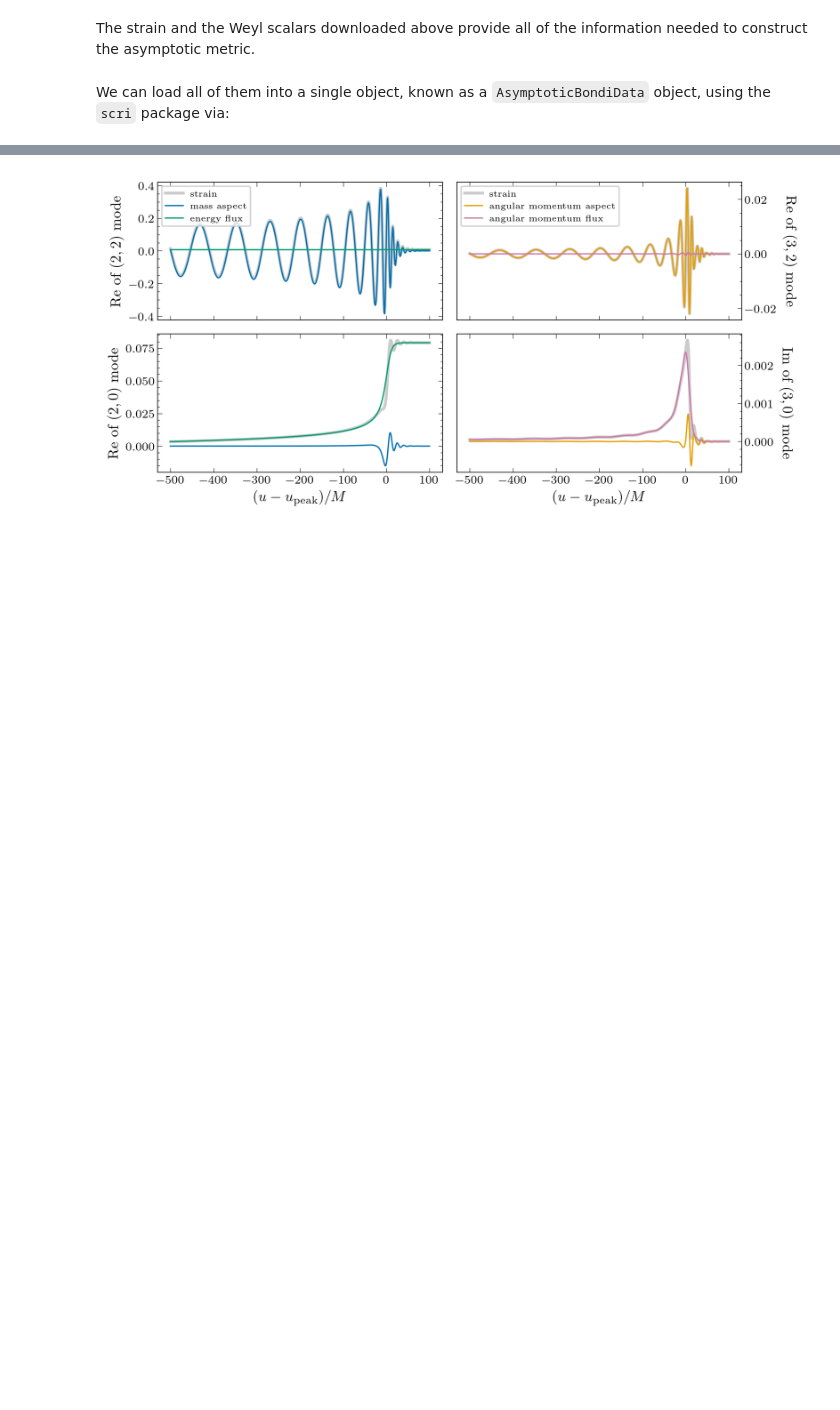
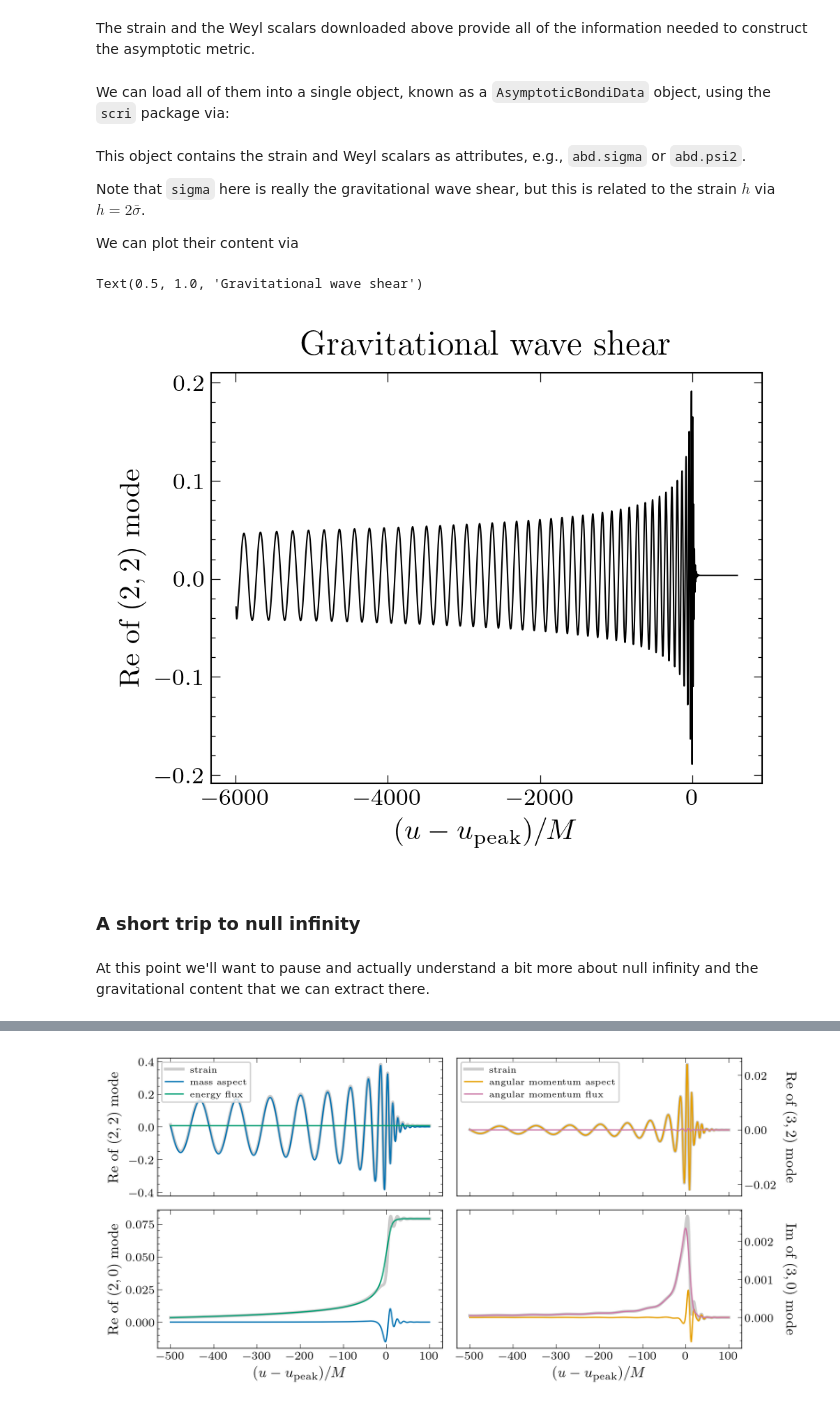
Before and after one commit to keefemitman/ResearchTutorials, a Jupyter notebook: Tutorial_BMSAndQNMs.ipynb, the cells around one changed output, grey strips where cells are left out. Cells and saved outputs as stored; diff of their text form; code cells hidden in the pictures; blank space fills up the shorter version.

```diff
--- a/Tutorial_BMSAndQNMs.ipynb
+++ b/Tutorial_BMSAndQNMs.ipynb
@@ -79,7 +106,7 @@ path_to_simulation = f"{simulation}"
 
 input_radius = [x.split("_R")[1][:4] for x in os.listdir(path_to_simulation) if "rhOverM" in x][0]
 
-abd = scri.SpEC.file_io.create_abd_from_h5(
+abd_raw = scri.SpEC.file_io.create_abd_from_h5(
     h=f"{path_to_simulation}/rhOverM_BondiCce_R{input_radius}_CoM.h5",
     Psi4=f"{path_to_simulation}/rMPsi4_BondiCce_R{input_radius}_CoM.h5",
     Psi3=f"{path_to_simulation}/r2Psi3_BondiCce_R{input_radius}_CoM.h5",
@@ -88,7 +115,27 @@ abd = scri.SpEC.file_io.create_abd_from_h5(
     Psi0=f"{path_to_simulation}/r5Psi0OverM3_BondiCce_R{input_radius}_CoM.h5",
     file_format="RPXMB",
 )
-abd.t -= abd.t[np.argmax(MT_to_WM(2.0*abd.sigma.bar.dot).norm())]
+abd_raw.t -= abd_raw.t[np.argmax(MT_to_WM(2.0*abd_raw.sigma.bar.dot).norm())]
 
 dt = 1.0
-abd = abd.interpolate(np.arange(abd.t[0], abd.t[-1] + dt, dt))
+abd = abd_raw.interpolate(np.arange(abd_raw.t[0], abd_raw.t[-1] + dt, dt))
+# %% [markdown]
+This object contains the strain and Weyl scalars as attributes, e.g., `abd.sigma` or `abd.psi2`.
+
+Note that `sigma` here is really the gravitational wave shear, but this is related to the strain $h$ via $h=2\bar{\sigma}$.
+
+We can plot their content via
+# %%
+# strain; for the Weyl scalars just do, e.g., abd.psi2
+L = 2; M = 2;
+plt.plot(abd.sigma.t, abd.sigma[:,abd.h.index(L,M)])
+plt.xlabel(r'$(u-u_{\mathrm{peak}})/M$')
+plt.ylabel(r'Re of $(' + str(L) + ',' + str(M) + ')$ mode')
+plt.title('Gravitational wave shear')
+# %% [output]
+Text(0.5, 1.0, 'Gravitational wave shear')
+[figure, added]
+# %% [markdown]
+### A short trip to null infinity
+# %% [markdown]
+At this point we'll want to pause and actually understand a bit more about null infinity and the gravitational content that we can extract there.
```
Also changed, not shown: parts of 75 cells of this notebook, 5 other files.
